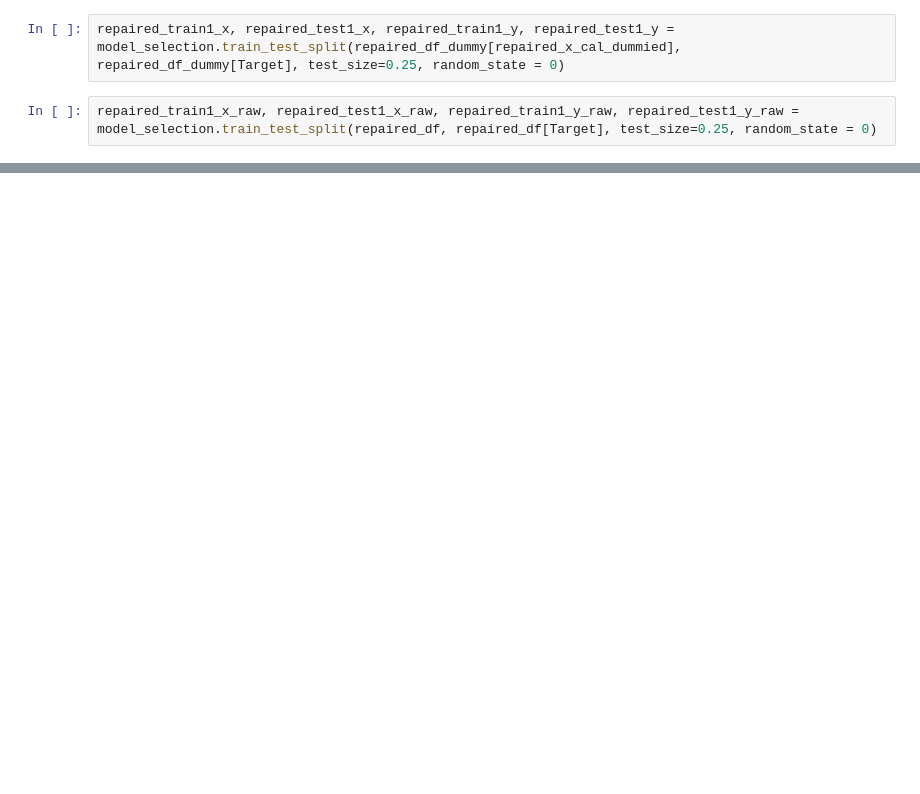
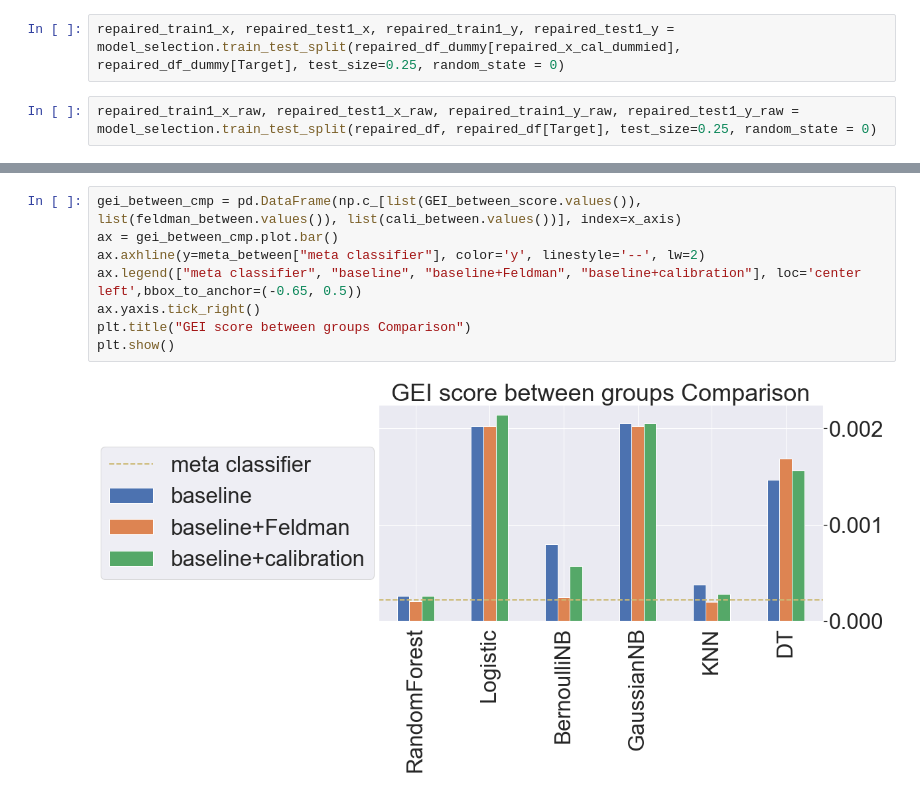
Before and after one commit to deardelia/MachineLearning_bias_analysis, a Jupyter notebook: 1212_clean.ipynb, the cells around one changed output, grey strips where cells are left out. Drawn from its saved outputs; the diff is of its cells as text; blank space fills up the shorter version.

```diff
--- a/1212_clean.ipynb
+++ b/1212_clean.ipynb
@@ -714,0 +833,10 @@ plt.show()
+# %%
+gei_between_cmp = pd.DataFrame(np.c_[list(GEI_between_score.values()), list(feldman_between.values()), list(cali_between.values())], index=x_axis)
+ax = gei_between_cmp.plot.bar()
+ax.axhline(y=meta_between["meta classifier"], color='y', linestyle='--', lw=2)
+ax.legend(["meta classifier", "baseline", "baseline+Feldman", "baseline+calibration"], loc='center left',bbox_to_anchor=(-0.65, 0.5))
+ax.yaxis.tick_right()
+plt.title("GEI score between groups Comparison")
+plt.show()
+# %% [output]
+[figure, added]
```
Also changed, not shown: parts of 37 cells of this notebook.
